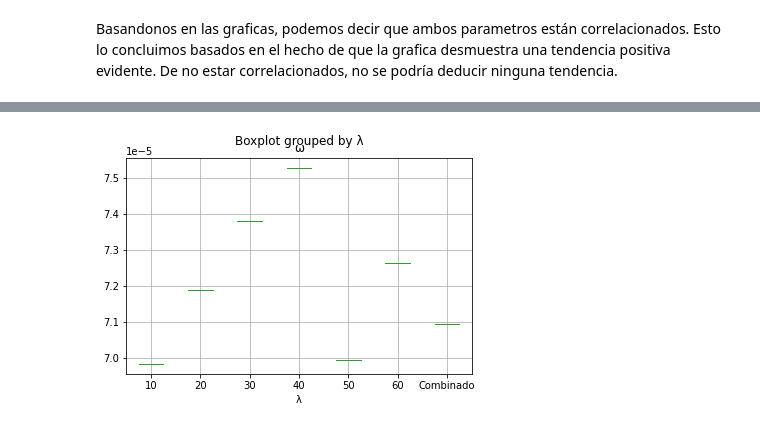
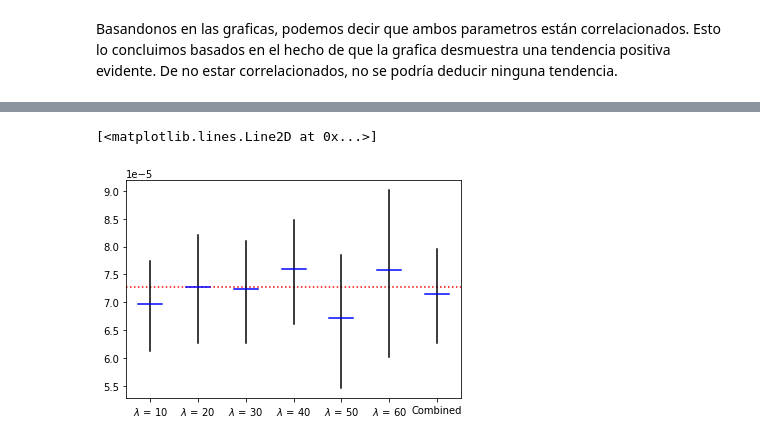
Before and after one commit to SantiagoMartinezCastillo/Metodos1_SantiagoMartinez_JuanFelipe, a Jupyter notebook: Parcial Final/ParcialFinalMetodos.ipynb, the cells around one changed output, grey strips where cells are left out. Drawn from its saved outputs; the diff is of its cells as text; code cells hidden in the pictures.

```diff
--- a/Parcial Final/ParcialFinalMetodos.ipynb
+++ b/Parcial Final/ParcialFinalMetodos.ipynb
@@ -230,4 +230,4 @@ Warning: Desired error not necessarily achieved due to precision loss.
 # %%
-min40,mid40,max40,sigma40 =modelo(table40)
+min40,mid40,max40,sigma40,Omega40 =modelo(table40)
 # %% [output]
 Warning: Desired error not necessarily achieved due to precision loss.
@@ -250,4 +250,4 @@ Warning: Desired error not necessarily achieved due to precision loss.
 # %%
-min50,mid50,max50,sigma50 =modelo(table50)
+min50,mid50,max50,sigma50,Omega50 =modelo(table50)
 # %% [output]
 Warning: Desired error not necessarily achieved due to precision loss.
@@ -270,4 +270,4 @@ Warning: Desired error not necessarily achieved due to precision loss.
 # %%
-min60,mid60,max60,sigma60 =modelo(table60)
+min60,mid60,max60,sigma60,Omega60 =modelo(table60)
 # %% [output]
 Warning: Desired error not necessarily achieved due to precision loss.
@@ -290,4 +290,4 @@ Warning: Desired error not necessarily achieved due to precision loss.
 # %%
-minTot,midTot,maxTot,sigmaTot =modelo(mytable)
+minTot,midTot,maxTot,sigmaTot,OmegaTot =modelo(mytable)
 # %% [output]
 Warning: Desired error not necessarily achieved due to precision loss.
@@ -330,4 +330,21 @@ print(dfResultados)
-# %%
-ax = dfResultados.boxplot(column='ω',by='λ')
-# %% [output]
-[figure, removed]
+# %%
+labels_ = ['$\lambda$ = 10', '$\lambda$ = 20', '$\lambda$ = 30', '$\lambda$ = 40', '$\lambda$ = 50', '$\lambda$ = 60', 'Combined']
+conf_intervals_ = [[min10, max10], [min20, max20], [min30, max30], [min40, max40], [min50, max50], [min60, max60], [minTot, maxTot]]
+medians = [mid10, mid20, mid30, mid40, mid50, mid60, midTot]
+
+dataset = [Omega10, Omega20, Omega30, Omega40, Omega50, Omega60, OmegaTot]
+
+medianprops_ = {'linestyle':'-', 'linewidth':1.5, 'color':'blue'}
+
+plt.boxplot(dataset, labels = labels_, usermedians = medians, conf_intervals = conf_intervals_, medianprops = medianprops_, showbox = False, showfliers = False, whis = 0., showcaps = False)
+plt.axhline(7.27e-5, color='red' , linestyle='dotted')
+plt.plot([1, 1], [min10, max10], color = 'black')
+plt.plot([2, 2], [min20, max20], color = 'black')
+plt.plot([3, 3], [min30, max30], color = 'black')
+plt.plot([4, 4], [min40, max40], color = 'black')
+plt.plot([5, 5], [min50, max50], color = 'black')
+plt.plot([6, 6], [min60, max60], color = 'black')
+plt.plot([7, 7], [minTot, maxTot], color = 'black')
+# %% [output]
+[<matplotlib.lines.Line2D at 0x...>]
+[figure, added]
```
Also changed, not shown: parts of 16 cells of this notebook.
